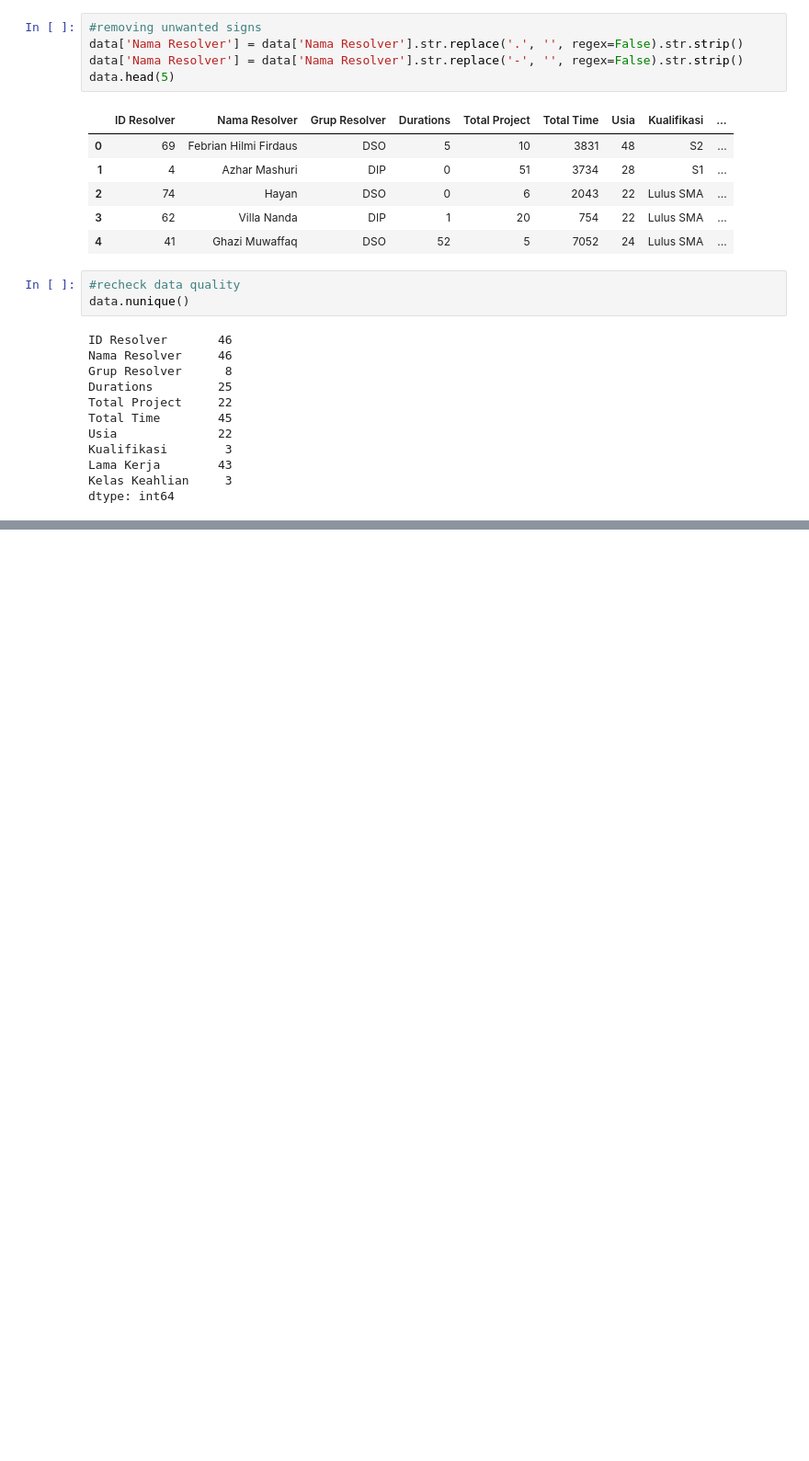
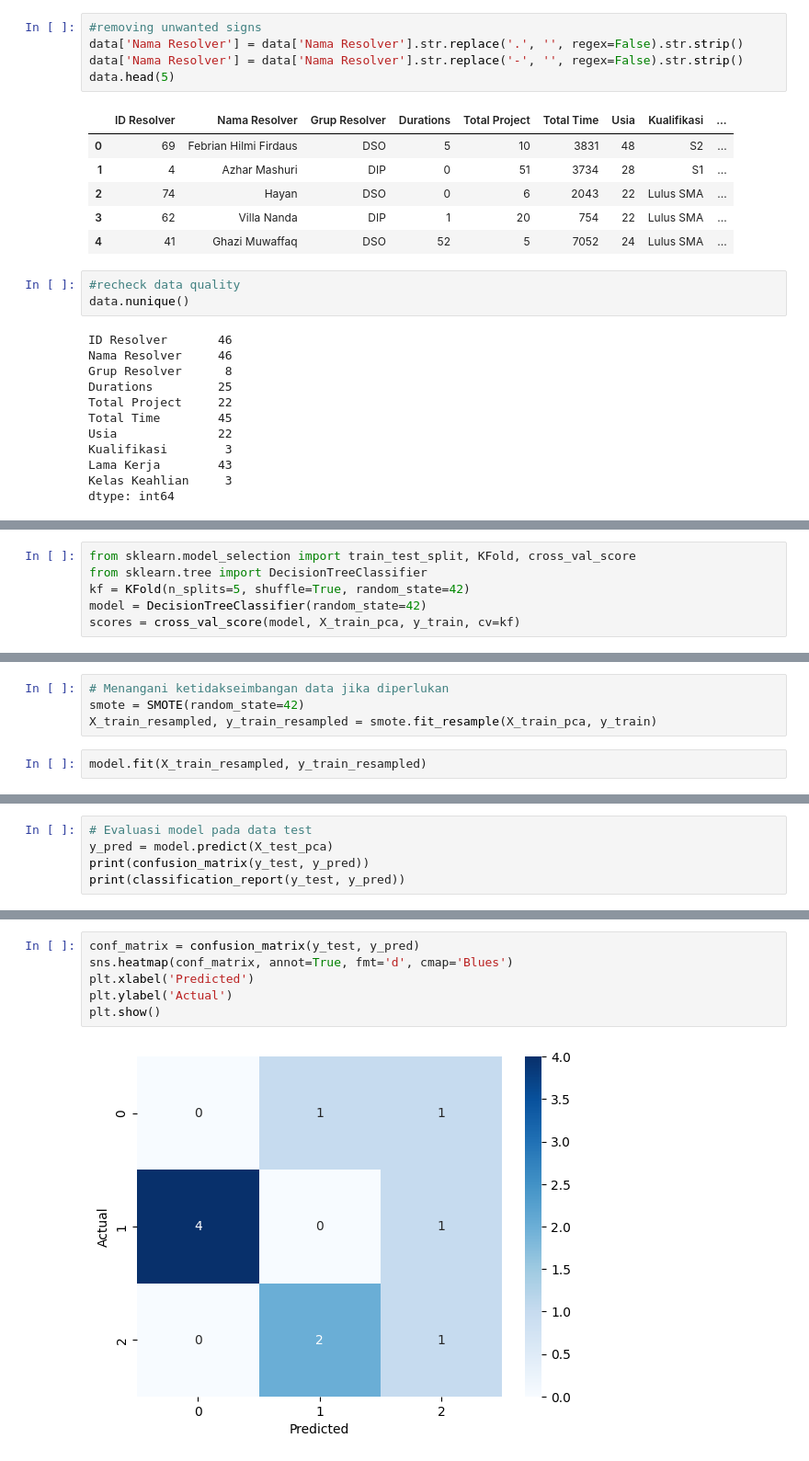
Before and after one commit to ghinamf/Data-Analyst_PKL, a Jupyter notebook: src/datamining.ipynb, the cells around one changed output, grey strips where cells are left out. Shown: that part at 92% size. Drawn from its saved outputs; the diff is of its cells as text; blank space fills up the shorter version.

```diff
--- a/src/datamining.ipynb
+++ b/src/datamining.ipynb
@@ -428,0 +670,6 @@ plt.show()
+# %%
+from sklearn.model_selection import train_test_split, KFold, cross_val_score
+from sklearn.tree import DecisionTreeClassifier
+kf = KFold(n_splits=5, shuffle=True, random_state=42)
+model = DecisionTreeClassifier(random_state=42)
+scores = cross_val_score(model, X_train_pca, y_train, cv=kf)
@@ -428,0 +682,6 @@ plt.show()
+# %%
+# Menangani ketidakseimbangan data jika diperlukan
+smote = SMOTE(random_state=42)
+X_train_resampled, y_train_resampled = smote.fit_resample(X_train_pca, y_train)
+# %%
+model.fit(X_train_resampled, y_train_resampled)
@@ -428,0 +690,5 @@ plt.show()
+# %%
+# Evaluasi model pada data test
+y_pred = model.predict(X_test_pca)
+print(confusion_matrix(y_test, y_pred))
+print(classification_report(y_test, y_pred))
@@ -428,0 +708,8 @@ plt.show()
+# %%
+conf_matrix = confusion_matrix(y_test, y_pred)
+sns.heatmap(conf_matrix, annot=True, fmt='d', cmap='Blues')
+plt.xlabel('Predicted')
+plt.ylabel('Actual')
+plt.show()
+# %% [output]
+[figure, added]
```
Also changed, not shown: parts of 47 cells of this notebook, 1 other file.
